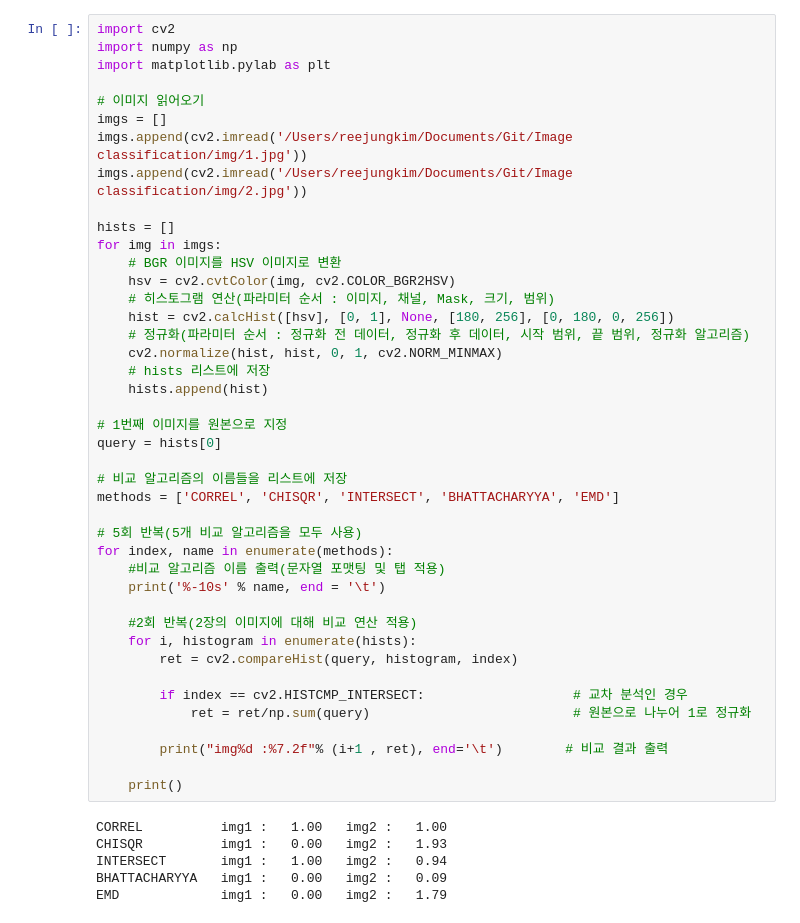
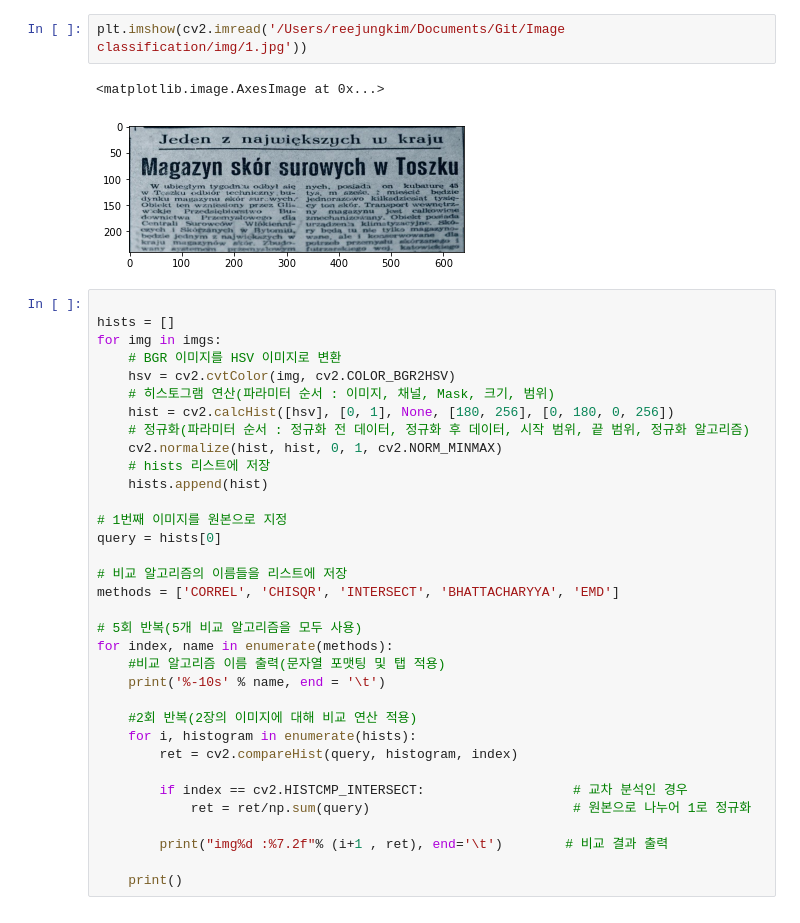
Before and after one commit to reejungkim/Image-classification, a Jupyter notebook: match_comparison.ipynb, the cells around one changed output. Saved outputs shown, nothing was run; the diff lists cells and outputs as text.

```diff
--- a/match_comparison.ipynb
+++ b/match_comparison.ipynb
@@ -1,12 +10,9 @@
+# %%
+plt.imshow(cv2.imread('/Users/reejungkim/Documents/Git/Image classification/img/1.jpg'))
+# %% [output]
+<matplotlib.image.AxesImage at 0x...>
+[figure, added]
 # %%
-import cv2
-import numpy as np
-import matplotlib.pylab as plt
-
-# 이미지 읽어오기
-imgs = []
-imgs.append(cv2.imread('/Users/reejungkim/Documents/Git/Image classification/img/1.jpg'))
-imgs.append(cv2.imread('/Users/reejungkim/Documents/Git/Image classification/img/2.jpg'))
 
 hists = []
 for img in imgs:
@@ -40,9 +46,3 @@ for index, name in enumerate(methods):
         print("img%d :%7.2f"% (i+1 , ret), end='\t')        # 비교 결과 출력
 
     print()
-# %% [output]
-CORREL          img1 :   1.00   img2 :   1.00
-CHISQR          img1 :   0.00   img2 :   1.93
-INTERSECT       img1 :   1.00   img2 :   0.94
-BHATTACHARYYA   img1 :   0.00   img2 :   0.09
-EMD             img1 :   0.00   img2 :   1.79
```
Also changed, not shown: parts of 1 cell of this notebook.
